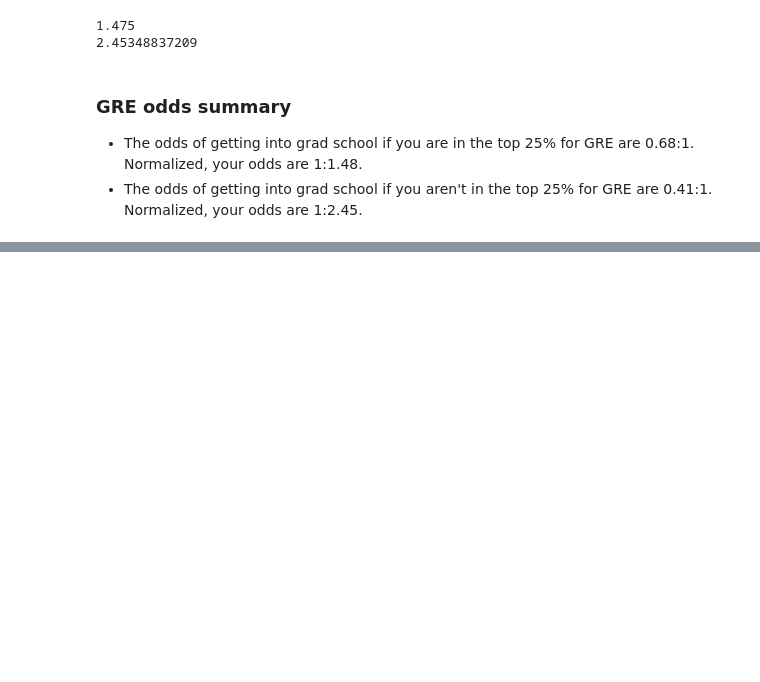
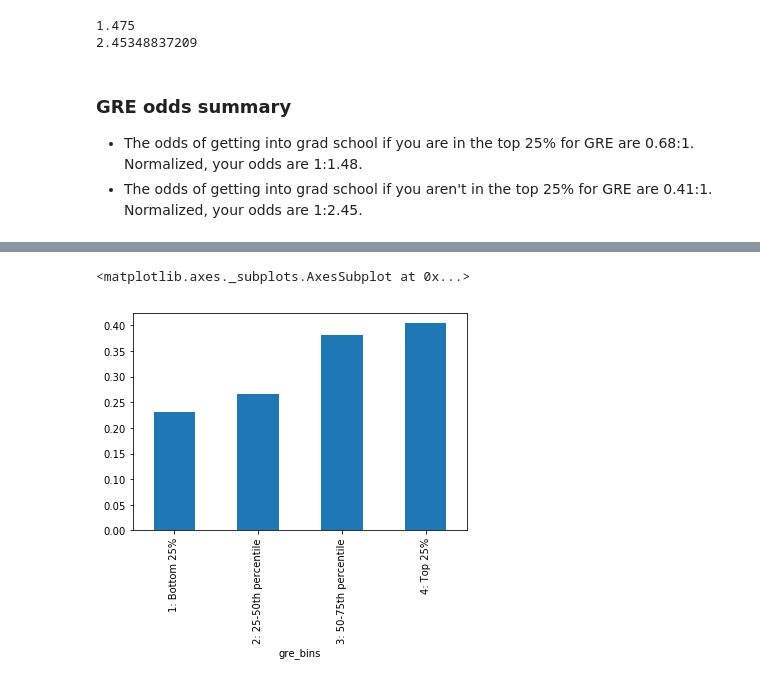
Before and after one commit to WhatShihWrote/data-science-class, a Jupyter notebook: projects/terri-shih-project-3.ipynb, the cells around one changed output, grey strips where cells are left out. Saved outputs shown, nothing was run; the diff lists cells and outputs as text; code cells hidden in the pictures; blank space fills up the shorter version.

```diff
--- a/projects/terri-shih-project-3.ipynb
+++ b/projects/terri-shih-project-3.ipynb
@@ -711,0 +721,8 @@ print 1/0.407582938389
+# %%
+# Here's the same visualization for GRE
+# You can see here a steady increase in admissions probability based on your GRE perecentile bin
+
+df.groupby('gre_bins').admit.mean().plot(kind='bar')
+# %% [output]
+<matplotlib.axes._subplots.AxesSubplot at 0x...>
+[figure, added]
```
Also changed, not shown: parts of 2 cells of this notebook.
